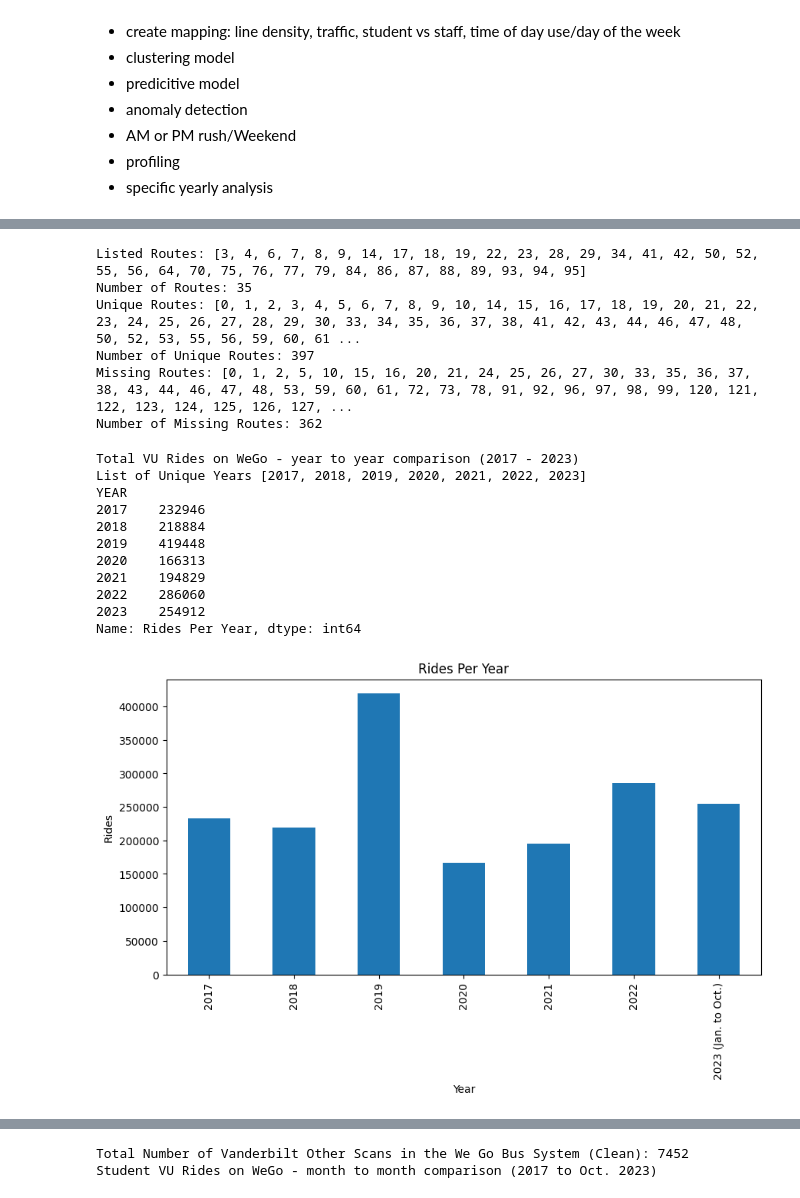
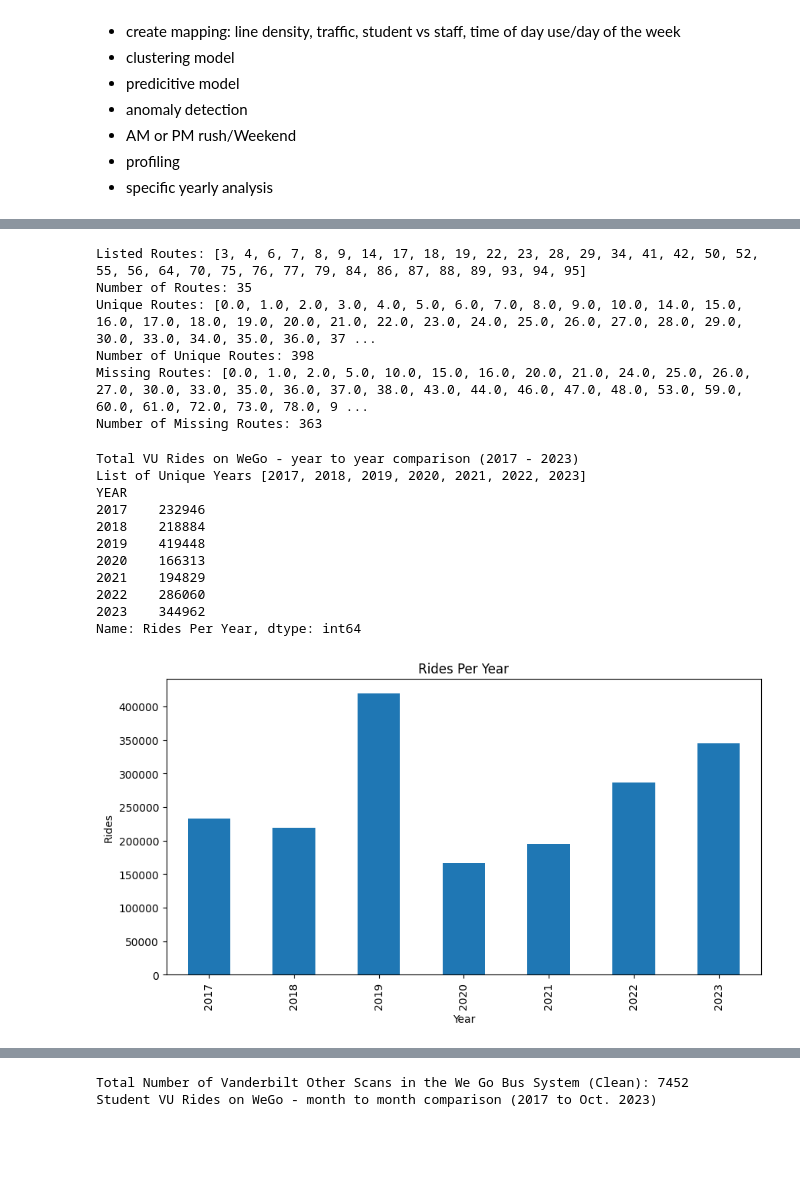
Before and after one commit to SySyAli/vanderbilt_movevu, a Jupyter notebook: testing/testing2.ipynb, the cells around one changed output, grey strips where cells are left out. Drawn from its saved outputs; the diff is of its cells as text; code cells hidden in the pictures; blank space fills up the shorter version.

```diff
--- a/testing/testing2.ipynb
+++ b/testing/testing2.ipynb
@@ -33,7 +33,7 @@ import seaborn as sns
 import branca
 # %%
 # Array of CSV files
-csv_files = ["../csv/MoveVU_2017_2020.csv", "../csv/MoveVU_2020_2022.csv", "../csv/MoveVU_2022_Oct2023.csv"]
+csv_files = ["../csv/MoveVU_2017_2020.csv", "../csv/MoveVU_2020_2022.csv", "../csv/MoveVU_2022_Oct2023.csv", "../csv/MoveVU_Oct2023_Dec2023.csv"]
 
 df1 = pd.read_csv(csv_files[0], usecols=["ROUTE", "CARDOFFICE_CARD_NUMBER", "CARD_ID_STATUS", "RIDE_DATE", "BUS", "ROUTE", "RUN", "RT_AREA", "RTA_COUNT", "WEGO_COUNT", "FIRST_NAME", "LAST_NAME", "EMPLOYEE_OR_STUDENT", "CAMPUS_ID"])
 
@@ -41,7 +41,10 @@ df2 = pd.read_csv(csv_files[1], usecols=["ROUTE", "CARDOFFICE_CARD_NUMBER", "FIR
 
 df3 = pd.read_csv(csv_files[2], usecols=["ROUTE", "CARDOFFICE_CARD_NUMBER", "FIRST_NAME", "LAST_NAME", "EMPLOYEE_OR_STUDENT", "CARD_ID_STATUS", "RIDE_DATE", "BUS", "ROUTE", "RUN", "RT_AREA", "CAMPUS_ID", "RTA_COUNT", "WEGO_COUNT"])
 
-frames = [df1, df2, df3]
+df4 = pd.read_csv(csv_files[3], usecols=["ROUTE", "CARDOFFICE_CARD_NUMBER", "FIRST_NAME", "LAST_NAME", "EMPLOYEE_OR_STUDENT", "CARD_ID_STATUS", "RIDE_DATE", "BUS", "ROUTE", "RUN", "RT_AREA", "CAMPUS_ID", "RTA_COUNT", "WEGO_COUNT"])
+
+
+frames = [df1, df2, df3, df4]
 df = pd.concat(frames, ignore_index=True)
 
 # Converting the "RIDE_DATE" columns to datetime objects
@@ -49,6 +52,9 @@ df['RIDE_DATE'] = pd.to_datetime(df['RIDE_DATE'])
 
 print("Data Fields:", df.columns.values)
 print("Total Number of Vanderbilt Scans in the We Go Bus System:", df.shape[0])
+
+# remove duplicates
+df = df.drop_duplicates()
 # %% [output]
 Data Fields: ['CARDOFFICE_CARD_NUMBER' 'CARD_ID_STATUS' 'RIDE_DATE' 'BUS' 'ROUTE' 'RUN'
  'RT_AREA' 'RTA_COUNT' 'WEGO_COUNT' 'FIRST_NAME' 'LAST_NAME'
@@ -154,10 +160,10 @@ print("Number of Missing Routes:", len(missing_routes))
 # %% [output]
 Listed Routes: [3, 4, 6, 7, 8, 9, 14, 17, 18, 19, 22, 23, 28, 29, 34, 41, 42, 50, 52, 55, 56, 64, 70, 75, 76, 77, 79, 84, 86, 87, 88, 89, 93, 94, 95]
 Number of Routes: 35
-Unique Routes: [0, 1, 2, 3, 4, 5, 6, 7, 8, 9, 10, 14, 15, 16, 17, 18, 19, 20, 21, 22, 23, 24, 25, 26, 27, 28, 29, 30, 33, 34, 35, 36, 37, 38, 41, 42, 43, 44, 46, 47, 48, 50, 52, 53, 55, 56, 59, 60, 61 ...
-Number of Unique Routes: 397
-Missing Routes: [0, 1, 2, 5, 10, 15, 16, 20, 21, 24, 25, 26, 27, 30, 33, 35, 36, 37, 38, 43, 44, 46, 47, 48, 53, 59, 60, 61, 72, 73, 78, 91, 92, 96, 97, 98, 99, 120, 121, 122, 123, 124, 125, 126, 127, ...
-Number of Missing Routes: 362
+Unique Routes: [0.0, 1.0, 2.0, 3.0, 4.0, 5.0, 6.0, 7.0, 8.0, 9.0, 10.0, 14.0, 15.0, 16.0, 17.0, 18.0, 19.0, 20.0, 21.0, 22.0, 23.0, 24.0, 25.0, 26.0, 27.0, 28.0, 29.0, 30.0, 33.0, 34.0, 35.0, 36.0, 37 ...
+Number of Unique Routes: 398
+Missing Routes: [0.0, 1.0, 2.0, 5.0, 10.0, 15.0, 16.0, 20.0, 21.0, 24.0, 25.0, 26.0, 27.0, 30.0, 33.0, 35.0, 36.0, 37.0, 38.0, 43.0, 44.0, 46.0, 47.0, 48.0, 53.0, 59.0, 60.0, 61.0, 72.0, 73.0, 78.0, 9 ...
+Number of Missing Routes: 363
 # %%
 # yearly analysis of the data (2017 - October 2023)
 # 2017: 1, 2018: 2, 2019: 3, 2020: 4, 2021: 5, 2022: 6, 2023: 7
@@ -175,35 +181,35 @@ print("List of Unique Years", year_list)
 
 # TODO: COMMENT THIS FUNCTION
 def plot_all_years(rides):
     # set the header to "Total Rides"
     rides = rides.rename("Rides Per Year")
     print(rides)
 
     # Visualize the data
     plt.figure(figsize=(10, 5))
     rides.plot.bar()
     plt.title("Rides Per Year")
     plt.xlabel("Year")
     plt.ylabel("Rides")
-    plt.xticks(range(len(rides)), ['2017', '2018', '2019', '2020', '2021', '2022', '2023 (Jan. to Oct.)'])
+    plt.xticks(range(len(rides)), ['2017', '2018', '2019', '2020', '2021', '2022', '2023'])
     plt.show()
 
 
 # Group the data by year and calculate the total number of rides per month
 all_yearly_rides = df.groupby('YEAR')['RIDE_DATE'].count()
 plot_all_years(all_yearly_rides)
 # %% [output]
 Total VU Rides on WeGo - year to year comparison (2017 - 2023)
 List of Unique Years [2017, 2018, 2019, 2020, 2021, 2022, 2023]
 YEAR
 2017    232946
 2018    218884
 2019    419448
 2020    166313
 2021    194829
 2022    286060
-2023    254912
+2023    344962
 Name: Rides Per Year, dtype: int64
-[figure, old version]
+[figure, new version]
 # %%
 # monthly analysis of the data (2017 - October 2023)
```
Also changed, not shown: parts of 7 cells of this notebook, 1 other file.
